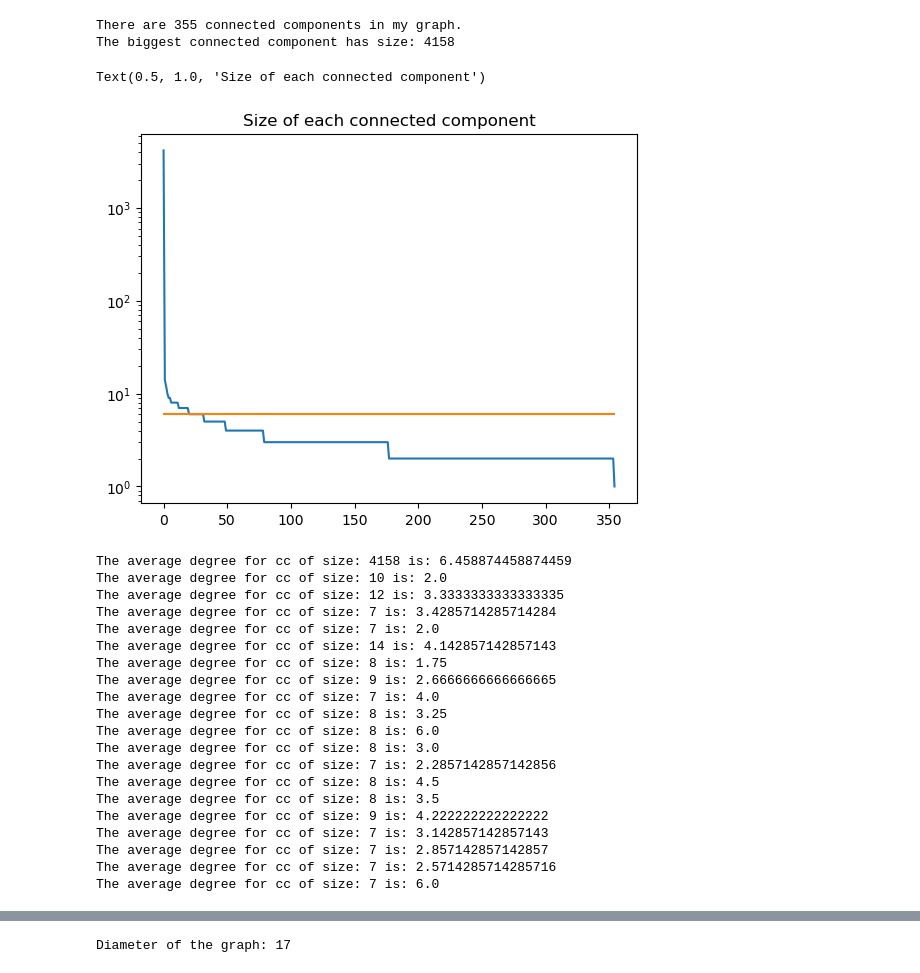
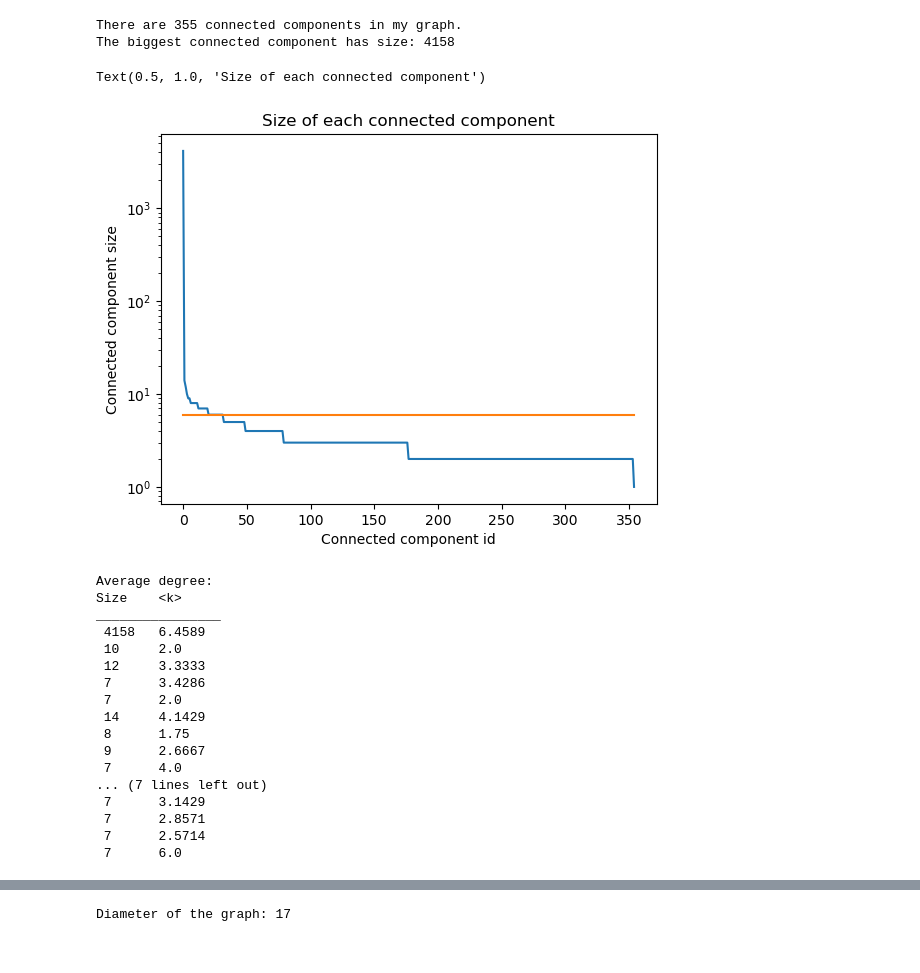
Before and after one commit to marcoSanti/AVRC-lab, a Jupyter notebook: progetto-finale/progetto-santimaria.ipynb, the cells around one changed output, grey strips where cells are left out. Cells and saved outputs as stored; diff of their text form; code cells hidden in the pictures.

```diff
--- a/progetto-finale/progetto-santimaria.ipynb
+++ b/progetto-finale/progetto-santimaria.ipynb
@@ -30,54 +33,56 @@ plt.show()
 [figure]
 # %%
 #connected components
-cc = nx.connected_components(collabGraph)
-ccCount = nx.number_connected_components(collabGraph)
+collabGraphConnectedComponents = [c for c in nx.connected_components(collabGraph)]
+collabGraphConnectedComponentsLen = [len(cc) for cc in collabGraphConnectedComponents]
+collabGraphConnectedComponentsCount = nx.number_connected_components(collabGraph)
+collabGraphBiggestConnectedComponent = collabGraph.subgraph(max(collabGraphConnectedComponents, key=len)).copy()
 
-print("There are " + str(ccCount) + " connected components in my graph.")
-print("The biggest connected component has size: " + str(max([len(c) for c in cc])))
+print(f"There are {str(collabGraphConnectedComponentsCount)} connected components in my graph.")
+print(f"The biggest connected component has size: {max(collabGraphConnectedComponentsLen)} ")
 # %% [output]
 There are 355 connected components in my graph.
 The biggest connected component has size: 4158
 # %%
 #plotting the size of connected components to identify a good cutoff value
 #on x scale i have ache single connected component.
 fig,ax = plt.subplots()
-ax.plot([len(c) for c in sorted(nx.connected_components(collabGraph), key=len, reverse=True)])
-ax.plot([6 for _ in range(ccCount)]) #immaginary cutoff to see at wich point i will cut the components
+ax.plot([l for l in sorted(collabGraphConnectedComponentsLen , reverse=True)])
+ax.plot([6 for _ in range(collabGraphConnectedComponentsCount)]) #immaginary cutoff to see at wich point i will cut the components
 ax.set_yscale('log')
+ax.set_xlabel("Connected component id")
+ax.set_ylabel("Connected component size")
 ax.set_title("Size of each connected component")
 
 #by cutting for sizes of connected components greater than 6, i get around 25 cc
 # %% [output]
 Text(0.5, 1.0, 'Size of each connected component')
-[figure, old version]
+[figure, new version]
 # %%
 #connected components average degree but only for nodes with size greater than 6
+collabGraphConnectedComponentsCuttedAtSix = [collabGraph.subgraph(c) for c in collabGraphConnectedComponents if len(c) > 6]
 
-ccCuttedSubGrapghs = [collabGraph.subgraph(c).copy() for c in nx.connected_components(collabGraph) if len(c) > 6]
-for c in ccCuttedSubGrapghs:
-    print("The average degree for cc of size: " + str(len(c)) + " is: " + str( sum( c.degree(nodes) for nodes in c) / c.number_of_nodes() )   )
+print("Average degree:\nSize\t<k>\n________________")
+for c in collabGraphConnectedComponentsCuttedAtSix:
+    print(f" {len(c)}\t{ round(sum( c.degree(nodes) for nodes in c) / c.number_of_nodes(),4) }" )
 # %% [output]
-The average degree for cc of size: 4158 is: 6.458874458874459
-The average degree for cc of size: 10 is: 2.0
-The average degree for cc of size: 12 is: 3.3333333333333335
-The average degree for cc of size: 7 is: 3.4285714285714284
-The average degree for cc of size: 7 is: 2.0
-The average degree for cc of size: 14 is: 4.142857142857143
-The average degree for cc of size: 8 is: 1.75
-The average degree for cc of size: 9 is: 2.6666666666666665
-The average degree for cc of size: 7 is: 4.0
-The average degree for cc of size: 8 is: 3.25
-The average degree for cc of size: 8 is: 6.0
-The average degree for cc of size: 8 is: 3.0
-The average degree for cc of size: 7 is: 2.2857142857142856
-The average degree for cc of size: 8 is: 4.5
-The average degree for cc of size: 8 is: 3.5
-The average degree for cc of size: 9 is: 4.222222222222222
-The average degree for cc of size: 7 is: 3.142857142857143
-The average degree for cc of size: 7 is: 2.857142857142857
-The average degree for cc of size: 7 is: 2.5714285714285716
-The average degree for cc of size: 7 is: 6.0
+Average degree:
+Size    <k>
+________________
+ 4158   6.4589
+ 10     2.0
+ 12     3.3333
+ 7      3.4286
+ 7      2.0
+ 14     4.1429
+ 8      1.75
+ 9      2.6667
+ 7      4.0
+... (7 lines left out)
+ 7      3.1429
+ 7      2.8571
+ 7      2.5714
+ 7      6.0
 # %%
 #centrality of each node
 
```
Also changed, not shown: parts of 25 cells of this notebook, 1 other file.
